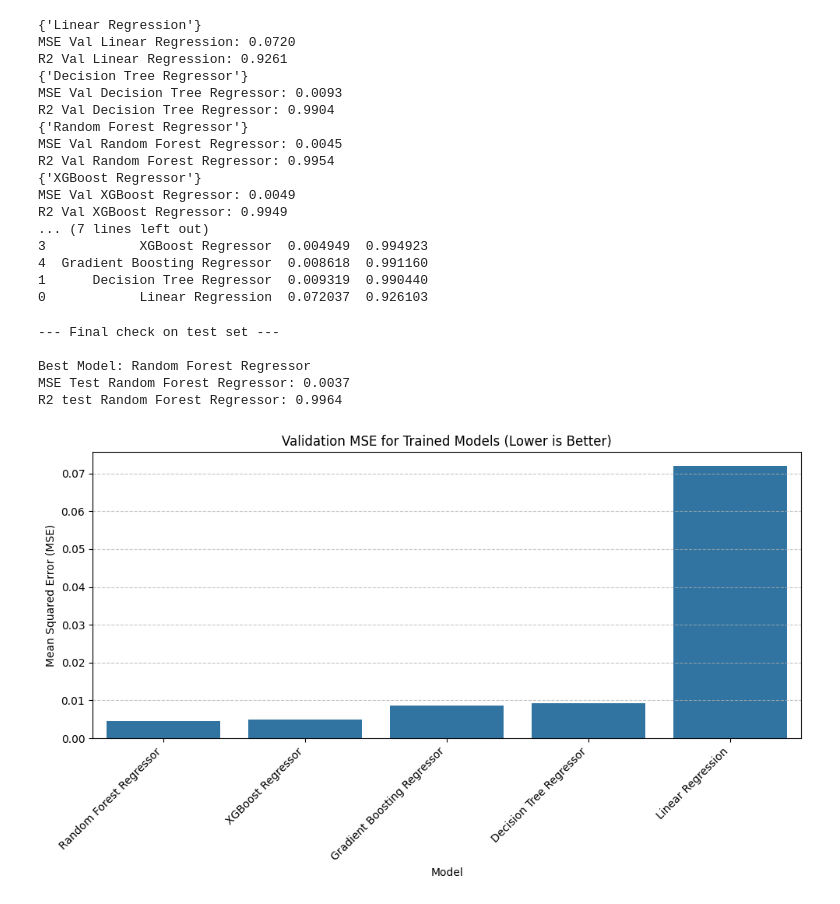
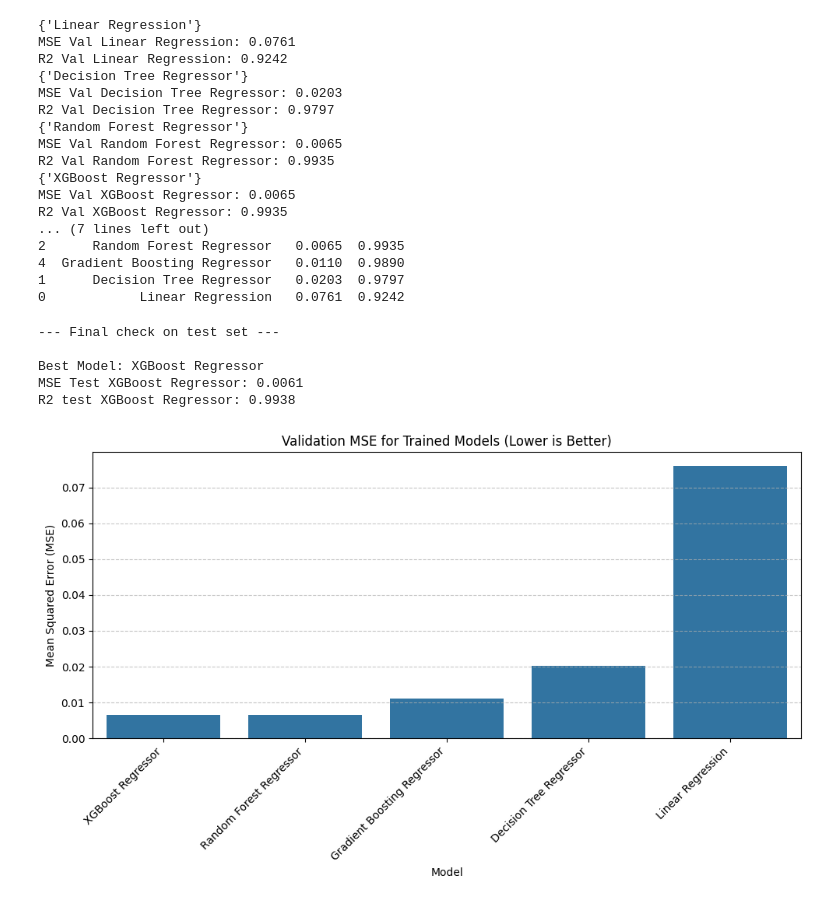
Before and after one commit to sztyberj/Real-Estate-Price-Prediction, a Jupyter notebook: notebooks/model_training_selection.ipynb, the cells around one changed output. Drawn from its saved outputs; the diff is of its cells as text; code cells hidden in the pictures.

```diff
--- a/notebooks/model_training_selection.ipynb
+++ b/notebooks/model_training_selection.ipynb
@@ -48,0 +64,16 @@ Test size: 1569
+# %%
+with open(r"C:\Users\Jakub\Real Estate Price Prediction\config.toml", 'r') as f:
+    config = toml.load(f)
+
+engineer = FeatureEngineer(config)
+engineer.fit(X_train_df)
+
+X_train_df = engineer.transform(X_train_df)
+X_val_df = engineer.transform(X_val_df)
+X_test_df = engineer.transform(X_test_df)
+
+y_scaler = StandardScaler()
+
+y_train_scaled = y_scaler.fit_transform(y_train.reshape(-1, 1))
+y_val_scaled = y_scaler.transform(y_val.reshape(-1, 1))
+y_test_scaled = y_scaler.transform(y_test.reshape(-1, 1))
@@ -65,13 +112,13 @@ trained_models = {}
 # %%
 for model_name, model_instance in models.items():
     print({model_name})
-    model_instance.fit(X_train, y_train)
+    model_instance.fit(X_train_df, y_train_scaled)
     trained_models[model_name] = model_instance
 
     # Validation
-    y_val_pred = model_instance.predict(X_val)
-    val_mse = mean_squared_error(y_val, y_val_pred)
-    val_r2 = r2_score(y_val, y_val_pred)
+    y_val_pred = model_instance.predict(X_val_df)
+    val_mse = mean_squared_error(y_val_scaled, y_val_pred)
+    val_r2 = r2_score(y_val_scaled, y_val_pred)
 
     print(f"MSE Val {model_name}: {val_mse:.4f}")
     print(f"R2 Val {model_name}: {val_r2:.4f}")
@@ -88,51 +135,51 @@ print("\n--- Summary ---")
 print(results_df.to_string())
 # %% [output]
 {'Linear Regression'}
-MSE Val Linear Regression: 0.0720
-R2 Val Linear Regression: 0.9261
+MSE Val Linear Regression: 0.0761
+R2 Val Linear Regression: 0.9242
 {'Decision Tree Regressor'}
-MSE Val Decision Tree Regressor: 0.0093
-R2 Val Decision Tree Regressor: 0.9904
+MSE Val Decision Tree Regressor: 0.0203
+R2 Val Decision Tree Regressor: 0.9797
 {'Random Forest Regressor'}
-MSE Val Random Forest Regressor: 0.0045
-R2 Val Random Forest Regressor: 0.9954
+MSE Val Random Forest Regressor: 0.0065
+R2 Val Random Forest Regressor: 0.9935
 {'XGBoost Regressor'}
-MSE Val XGBoost Regressor: 0.0049
-R2 Val XGBoost Regressor: 0.9949
+MSE Val XGBoost Regressor: 0.0065
+R2 Val XGBoost Regressor: 0.9935
 ... (7 lines left out)
-3            XGBoost Regressor  0.004949  0.994923
-4  Gradient Boosting Regressor  0.008618  0.991160
-1      Decision Tree Regressor  0.009319  0.990440
-0            Linear Regression  0.072037  0.926103
+2      Random Forest Regressor   0.0065  0.9935
+4  Gradient Boosting Regressor   0.0110  0.9890
+1      Decision Tree Regressor   0.0203  0.9797
+0            Linear Regression   0.0761  0.9242
 # %%
 print("\n--- Final check on test set ---")
 
 # Lowest Val_MSE
 best_model_name_overall = results_df.iloc[0]['Model']
 final_best_model = trained_models[best_model_name_overall]
 
 print(f"\nBest Model: {best_model_name_overall}")
 
 # Final predict
-y_test_pred_final = final_best_model.predict(X_test)
-test_mse_final = mean_squared_error(y_test, y_test_pred_final)
-test_r2_final = r2_score(y_test, y_test_pred_final)
+y_test_pred_final = final_best_model.predict(X_test_df)
+test_mse_final = mean_squared_error(y_test_scaled, y_test_pred_final)
+test_r2_final = r2_score(y_test_scaled, y_test_pred_final)
 
 print(f"MSE Test {best_model_name_overall}: {test_mse_final:.4f}")
 print(f"R2 test {best_model_name_overall}: {test_r2_final:.4f}")
 
 plt.figure(figsize=(10, 6))
 sns.barplot(x='Model', y='Val_MSE', data=results_df)
 plt.title('Validation MSE for Trained Models (Lower is Better)')
 plt.ylabel('Mean Squared Error (MSE)')
 plt.xticks(rotation=45, ha='right')
 plt.grid(axis='y', linestyle='--', alpha=0.7)
 plt.tight_layout()
 plt.show()
 # %% [output]
 --- Final check on test set ---
 
-Best Model: Random Forest Regressor
-MSE Test Random Forest Regressor: 0.0037
-R2 test Random Forest Regressor: 0.9964
+Best Model: XGBoost Regressor
+MSE Test XGBoost Regressor: 0.0061
+R2 test XGBoost Regressor: 0.9938
-[figure, old version]
+[figure, new version]
```
Also changed, not shown: parts of 4 cells of this notebook.
